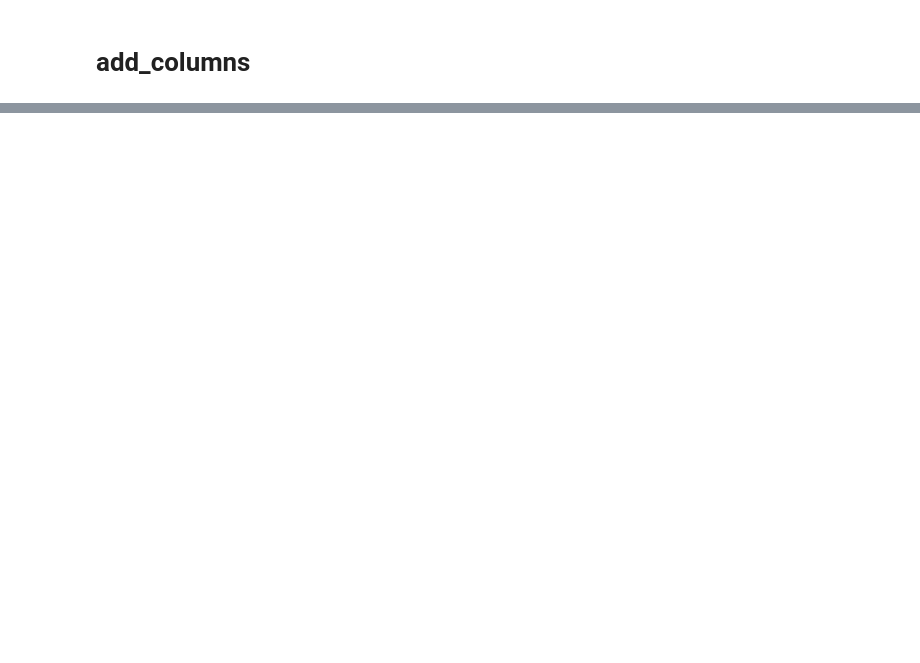
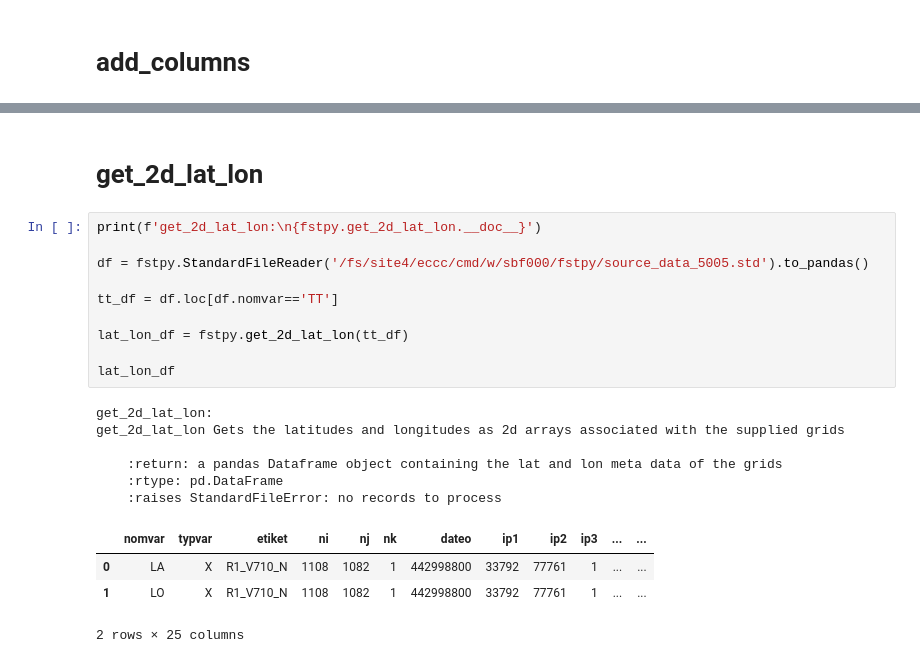
Before and after one commit to sebastiendfortier/fstpy, a Jupyter notebook: doc/Main_functions.ipynb, the cells around one changed output, grey strips where cells are left out. Cells and saved outputs as stored; diff of their text form; blank space fills up the shorter version.

```diff
--- a/doc/Main_functions.ipynb
+++ b/doc/Main_functions.ipynb
@@ -101,0 +290,23 @@ df[list(diff)]
+# %% [markdown]
+# get_2d_lat_lon
+# %%
+print(f'get_2d_lat_lon:\n{fstpy.get_2d_lat_lon.__doc__}')
+
+df = fstpy.StandardFileReader('/fs/site4/eccc/cmd/w/sbf000/fstpy/source_data_5005.std').to_pandas()
+
+tt_df = df.loc[df.nomvar=='TT']
+
+lat_lon_df = fstpy.get_2d_lat_lon(tt_df)
+
+lat_lon_df
+# %% [output]
+get_2d_lat_lon:
+get_2d_lat_lon Gets the latitudes and longitudes as 2d arrays associated with the supplied grids
+
+    :return: a pandas Dataframe object containing the lat and lon meta data of the grids
+    :rtype: pd.DataFrame
+    :raises StandardFileError: no records to process
+|  | nomvar | typvar | etiket | ni | nj | nk | dateo | ip1 | ip2 | ip3 | ... | ... |
+| 0 | LA | X | R1_V710_N | 1108 | 1082 | 1 | 442998800 | 33792 | 77761 | 1 | ... | ... |
+| 1 | LO | X | R1_V710_N | 1108 | 1082 | 1 | 442998800 | 33792 | 77761 | 1 | ... | ... |
+2 rows × 25 columns
```
Also changed, not shown: parts of 24 cells of this notebook, 4 other files.
